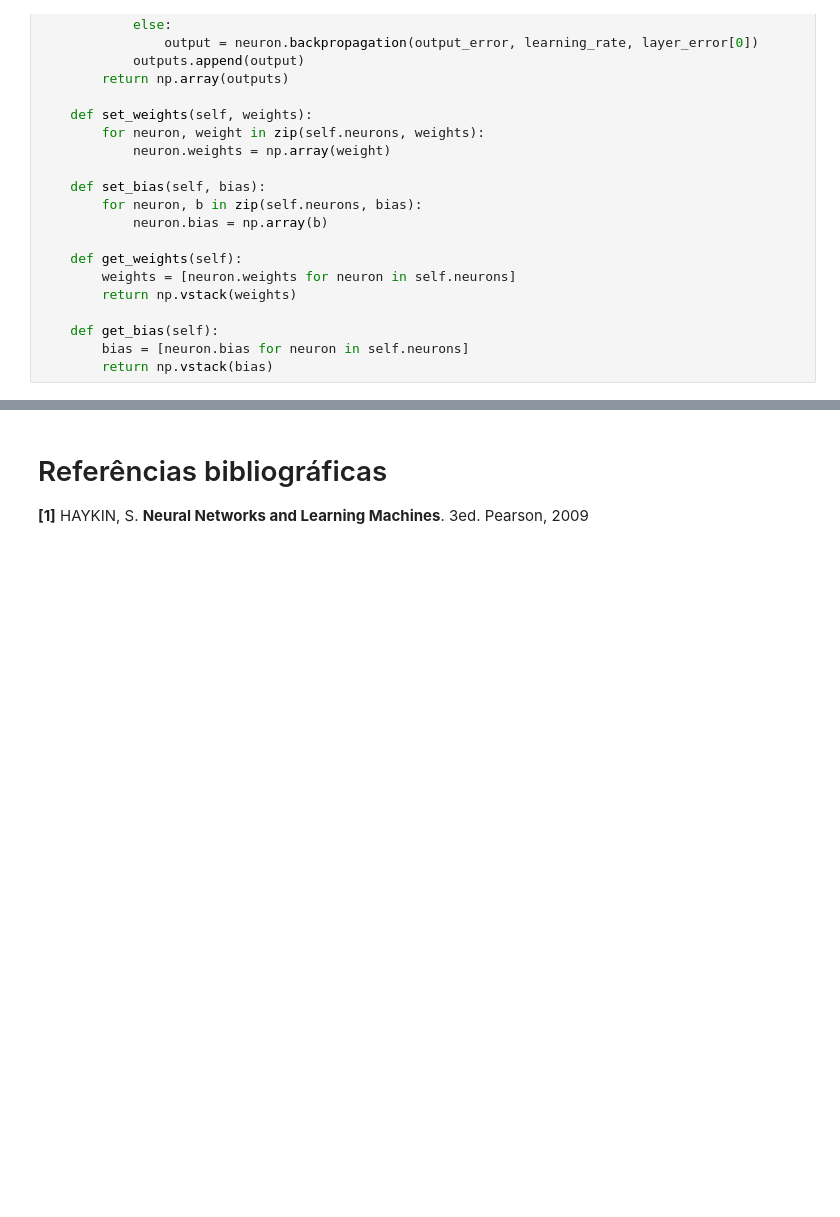
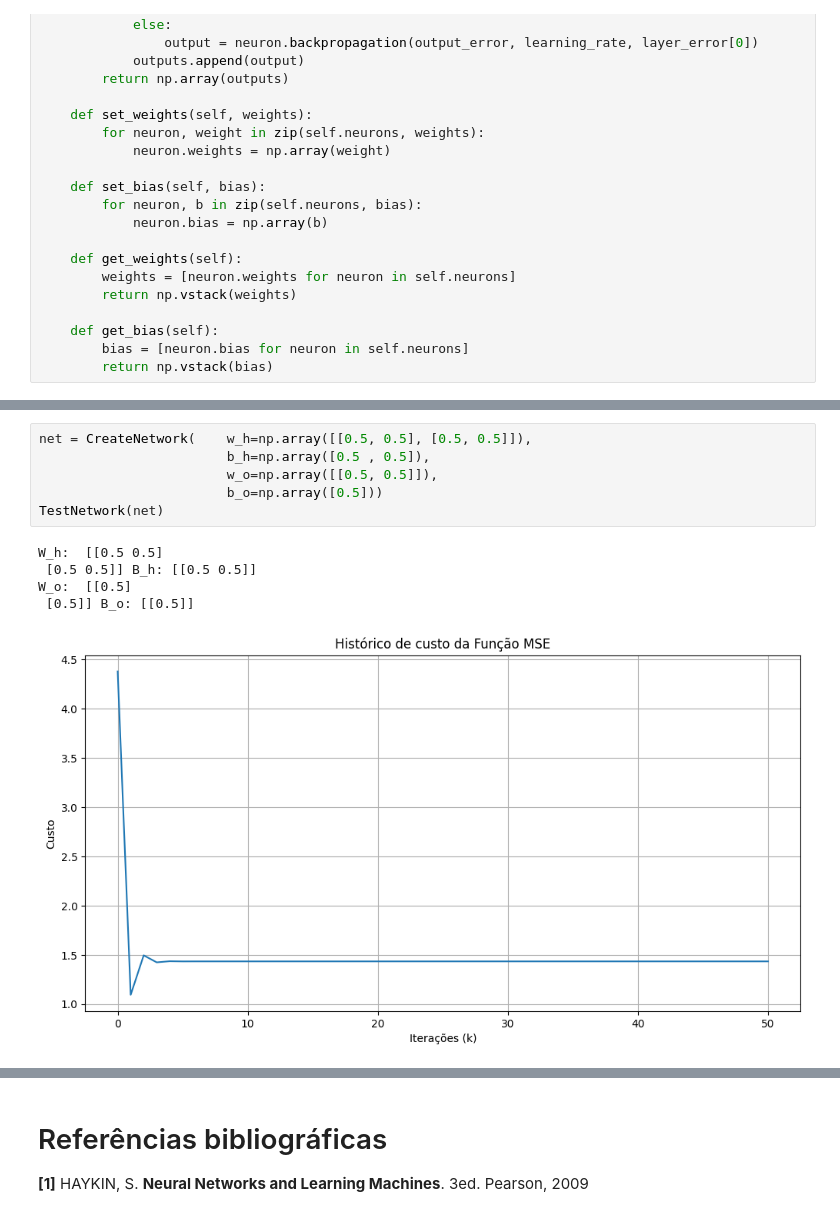
Before and after one commit to UescMecLab/Projeto-Rna, a Jupyter notebook: Fundamentos-de-RNAS/Trabalho6/Trabalho6.ipynb, the cells around one changed output, grey strips where cells are left out. Saved outputs shown, nothing was run; the diff lists cells and outputs as text; blank space fills up the shorter version.

```diff
--- a/Fundamentos-de-RNAS/Trabalho6/Trabalho6.ipynb
+++ b/Fundamentos-de-RNAS/Trabalho6/Trabalho6.ipynb
@@ -255,0 +342,12 @@ class Network():
+# %%
+net = CreateNetwork(    w_h=np.array([[0.5, 0.5], [0.5, 0.5]]),
+                        b_h=np.array([0.5 , 0.5]),
+                        w_o=np.array([[0.5, 0.5]]),
+                        b_o=np.array([0.5]))
+TestNetwork(net)
+# %% [output]
+W_h:  [[0.5 0.5]
+ [0.5 0.5]] B_h: [[0.5 0.5]]
+W_o:  [[0.5]
+ [0.5]] B_o: [[0.5]]
+[figure, added]
```
Also changed, not shown: parts of 9 cells of this notebook, 3 other files.
